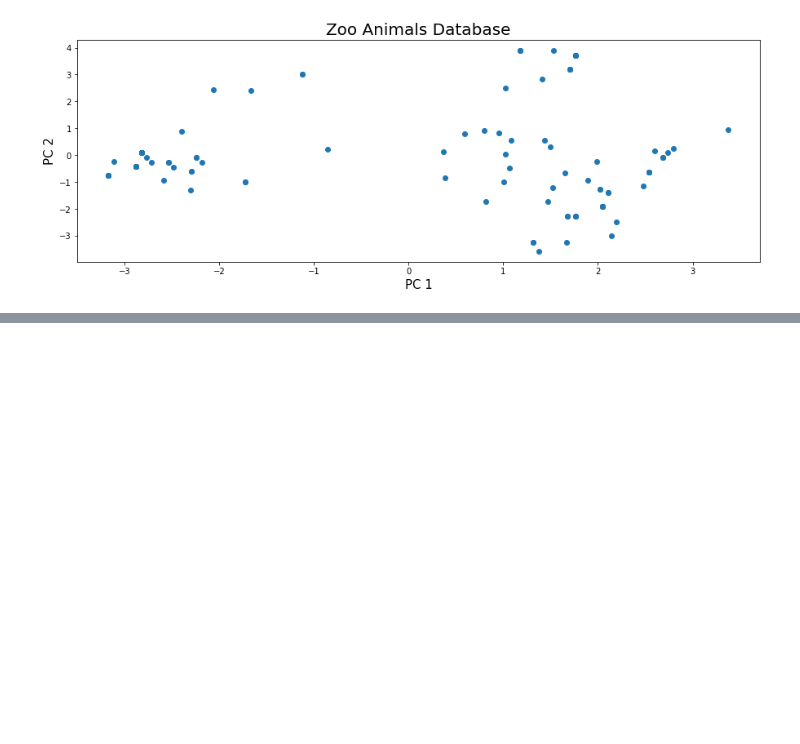
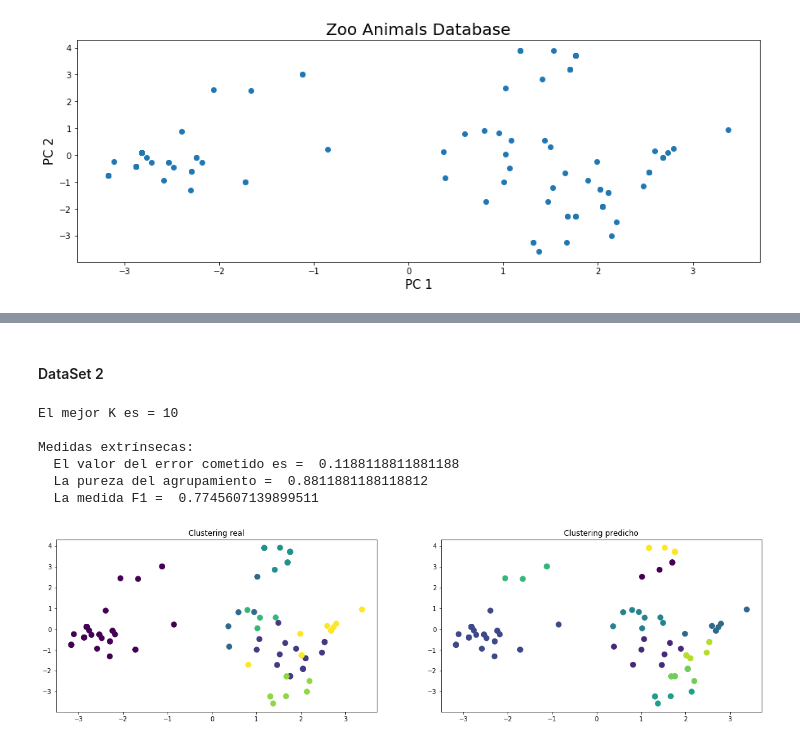
Before and after one commit to alvaronavarroguz/06MAIR-Aprendizaje-No-Supervisado, a Jupyter notebook: Trabajo_Final/Trabajo_Final.ipynb, the cells around one changed output, grey strips where cells are left out. Saved outputs shown, nothing was run; the diff lists cells and outputs as text; code cells hidden in the pictures; blank space fills up the shorter version.

```diff
--- a/Trabajo_Final/Trabajo_Final.ipynb
+++ b/Trabajo_Final/Trabajo_Final.ipynb
@@ -395,0 +430,80 @@ Medidas extrínsecas:
+# %% [markdown]
+#### DataSet 2
+# %%
+# Vamos a utilizar el método de mixtura gaussiana
+from sklearn.mixture import GaussianMixture
+import random
+
+# Ponemos una semilla para asegurar la reproducibilidad de los resultados
+np.random.seed(10)
+
+# Al tratarse de un método probabilístico y no determinista, tenemos que elegir el modelo que mejor funcione
+# dentro de la batería de pruebas que se realizan para saber cuál es el mejor valor de K.
+# Este método depende en gran medida de la inicialización, de esta forma habrá que realizar varias medidas repetidas
+# con el mismo valor de K y escoger la que mejor funcione (en base a los criterios de validación)
+
+# Rango dinámico del tamaño de kernel que vamos a estudiar
+total_clusters = range(1,11)
+
+calidades_clustering = []
+set_modelos=[]
+set_k=[]
+
+for it in range(200):
+
+    k=random.randrange(1, 11, 1)
+
+    modelo = GaussianMixture(n_components = k, max_iter = 200).fit(principal_zoo)
+    labels_predicted = modelo.predict(principal_zoo)
+
+    # Necesito sumar 1 porque el etiquetado predicho empieza incorrectamente por 0
+    labels_predicted  = labels_predicted + 1
+
+    # Calculamos la matriz de confusión
+    mC = matriz_confusion(zoo_label, labels_predicted)
+
+    # Para calcular la calidad total del clustering, asignamos unos pesos a las distintas medidas.
+    # Por ejemplo, nos parece más importante la medida del error que el de la pureza
+    calidad_total = 0.5 * (1 - medida_error(mC.T)) +  0.2 * medida_pureza(mC) + 0.3 * medida_f1(mC)
+
+    calidades_clustering.append(calidad_total)
+    set_modelos.append(modelo)
+    set_k.append(k)
+
+#Posicion del mejor clustering
+mejor_h = encontrar_mejor_clustering(calidades_clustering)
+print("El mejor K es = " + str(set_k[mejor_h]))
+
+
+# Repetimos el clustering con la solución que optimiza la variable 'calidad_total'
+##################################################################################
+
+modelo_final= set_modelos[mejor_h]
+labels_predicted = modelo_final.predict(principal_zoo)
+
+# Necesito sumar 1 porque el etiquetado predicho empieza incorrectamente por 0
+labels_predicted  = labels_predicted + 1
+
+# Calculamos la matriz de confusión
+mC = matriz_confusion(zoo_label, labels_predicted)
+
+# Mostrar resultados
+fig, ax = plt.subplots(1,2,figsize=(20,5))
+ax[0].set_title('Clustering real')
+ax[0].scatter(PCs_zoo[:,0], PCs_zoo[:,1], c = zoo_label, s=70)
+ax[1].set_title('Clustering predicho')
+ax[1].scatter(PCs_zoo[:,0], PCs_zoo[:,1], c = labels_predicted, s=70)
+
+
+print('\nMedidas extrínsecas:')
+print('  El valor del error cometido es = ', medida_error(mC.T))
+print('  La pureza del agrupamiento = ', medida_pureza(mC))
+print('  La medida F1 = ', medida_f1(mC))
+# %% [output]
+El mejor K es = 10
+
+Medidas extrínsecas:
+  El valor del error cometido es =  0.1188118811881188
+  La pureza del agrupamiento =  0.8811881188118812
+  La medida F1 =  0.7745607139899511
+[figure, added]
```
Also changed, not shown: parts of 23 cells of this notebook.
